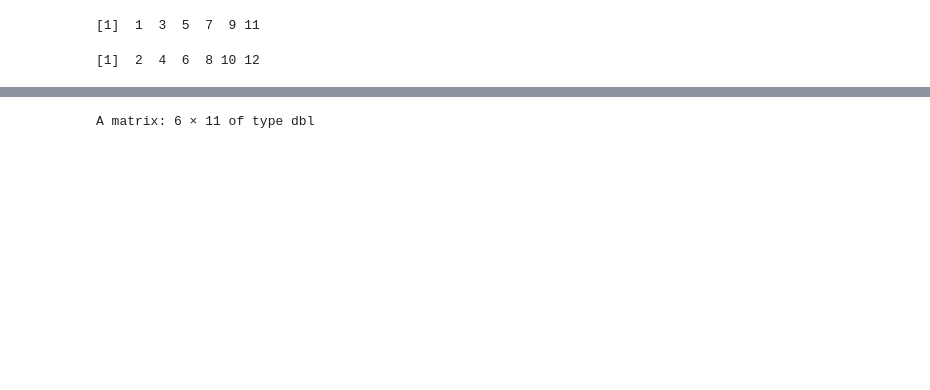
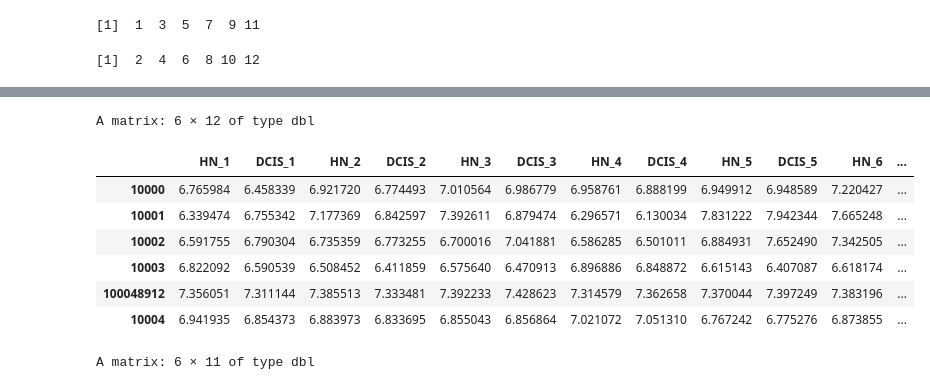
Before and after one commit to marcenavuc/bioinf_tutors, a Jupyter notebook: DEA/r_examples/Gene Networks/GAGE Advanced.ipynb, the cells around one changed output, grey strips where cells are left out. Saved outputs shown, nothing was run; the diff lists cells and outputs as text; code cells hidden in the pictures; blank space fills up the shorter version.

```diff
--- a/DEA/r_examples/Gene Networks/GAGE Advanced.ipynb
+++ b/DEA/r_examples/Gene Networks/GAGE Advanced.ipynb
@@ -48 +60,13 @@ A matrix: 11979 × 12 of type dbl
+# %%
+# Посмотрим на данные
+head(gse16873)
+# %% [output]
+A matrix: 6 × 12 of type dbl
+|  | HN_1 | DCIS_1 | HN_2 | DCIS_2 | HN_3 | DCIS_3 | HN_4 | DCIS_4 | HN_5 | DCIS_5 | HN_6 | ... |
+| 10000 | 6.765984 | 6.458339 | 6.921720 | 6.774493 | 7.010564 | 6.986779 | 6.958761 | 6.888199 | 6.949912 | 6.948589 | 7.220427 | ... |
+| 10001 | 6.339474 | 6.755342 | 7.177369 | 6.842597 | 7.392611 | 6.879474 | 6.296571 | 6.130034 | 7.831222 | 7.942344 | 7.665248 | ... |
+| 10002 | 6.591755 | 6.790304 | 6.735359 | 6.773255 | 6.700016 | 7.041881 | 6.586285 | 6.501011 | 6.884931 | 7.652490 | 7.342505 | ... |
+| 10003 | 6.822092 | 6.590539 | 6.508452 | 6.411859 | 6.575640 | 6.470913 | 6.896886 | 6.848872 | 6.615143 | 6.407087 | 6.618174 | ... |
+| 100048912 | 7.356051 | 7.311144 | 7.385513 | 7.333481 | 7.392233 | 7.428623 | 7.314579 | 7.362658 | 7.370044 | 7.397249 | 7.383196 | ... |
+| 10004 | 6.941935 | 6.854373 | 6.883973 | 6.833695 | 6.855043 | 6.856864 | 7.021072 | 7.051310 | 6.767242 | 6.775276 | 6.873855 | ... |
 # %%
```
Also changed, not shown: parts of 14 cells of this notebook, 8 other files.
